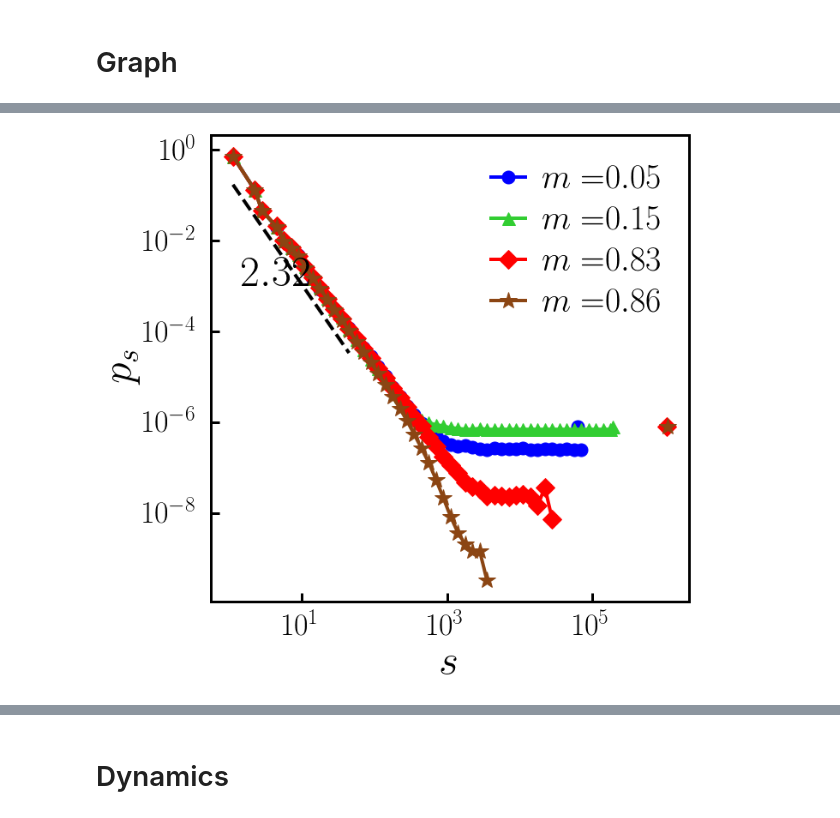
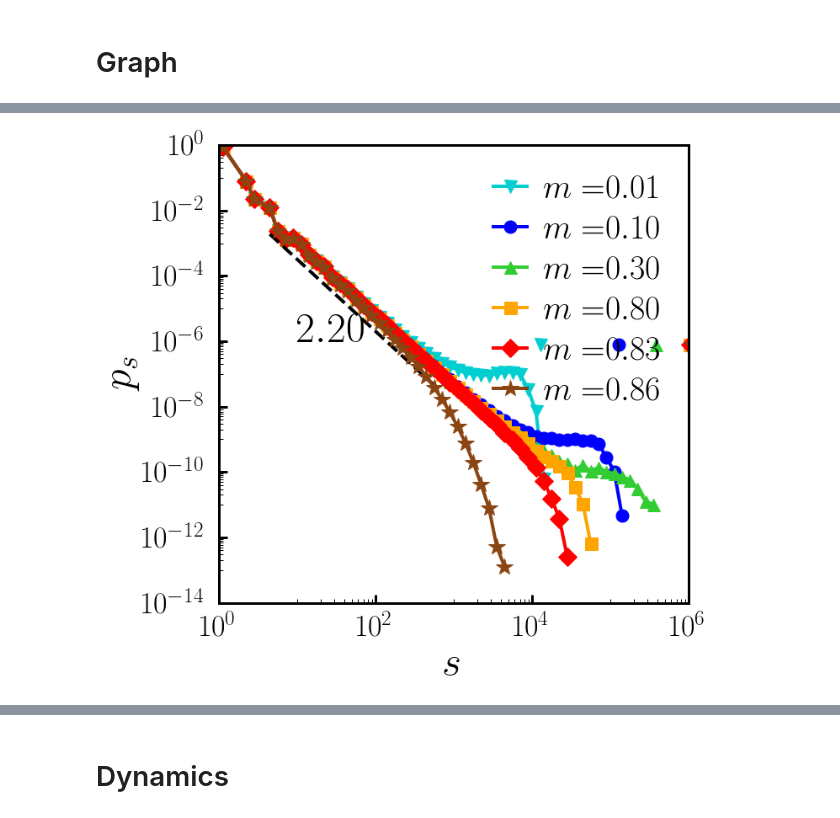
Before and after one commit to hoyunchoi/mBFW, a Jupyter notebook: main-plot.ipynb, the cells around one changed output, grey strips where cells are left out. Drawn from its saved outputs; the diff is of its cells as text; code cells hidden in the pictures.

```diff
--- a/main-plot.ipynb
+++ b/main-plot.ipynb
@@ -176,66 +181,66 @@ networkSize = 1280000
 acceptanceThreshold = 0.5
 
 # default plot
-# op = 0.01
-# clusterSize, dist = clusterSizeDistribution[networkSize, acceptanceThreshold, op]
-# ax.plot(clusterSize, dist, marker='v', color='darkturquoise', label=latexString("m=")+latexFloat(op,2))
-# ax.plot(op*networkSize, 1/networkSize, marker='v', color='darkturquoise')
+op = 0.01
+clusterSize, dist = clusterSizeDistribution[networkSize, acceptanceThreshold, op]
+ax.plot(clusterSize, dist, marker='v', color='darkturquoise', label=latexBoldString("m=")+latexBoldFloat(op,2))
+ax.plot(op*networkSize, 1/networkSize, marker='v', color='darkturquoise')
 
-op = 0.05
+op = 0.1
 clusterSize, dist = clusterSizeDistribution[networkSize, acceptanceThreshold, op]
-ax.plot(clusterSize, dist, marker='o', color='blue', label=latexString("m=")+latexFloat(op,2))
+ax.plot(clusterSize, dist, marker='o', color='blue', label=latexBoldString("m=")+latexBoldFloat(op,2))
 ax.plot(op*networkSize, 1/networkSize, marker='o', color='blue')
 
-op = 0.15
+op = 0.3
 clusterSize, dist = clusterSizeDistribution[networkSize, acceptanceThreshold, op]
-ax.plot(clusterSize, dist, marker='^', color='limegreen', label=latexString("m=")+latexFloat(op,2))
+ax.plot(clusterSize, dist, marker='^', color='limegreen', label=latexBoldString("m=")+latexBoldFloat(op,2))
 ax.plot(op*networkSize, 1/networkSize, marker='^', color='limegreen')
 
-# op = 0.8
-# clusterSize, dist = clusterSizeDistribution[networkSize, acceptanceThreshold, op]
-# ax.plot(clusterSize, dist, marker='s', color='orange', label=latexString("m=")+latexFloat(op,2))
-# ax.plot(op*networkSize, 1/networkSize, marker='s', color='orange')
+op = 0.8
+clusterSize, dist = clusterSizeDistribution[networkSize, acceptanceThreshold, op]
+ax.plot(clusterSize, dist, marker='s', color='orange', label=latexBoldString("m=")+latexBoldFloat(op,2))
+ax.plot(op*networkSize, 1/networkSize, marker='s', color='orange')
 
 op = 0.8254
 clusterSize, dist = clusterSizeDistribution[networkSize, acceptanceThreshold, op]
-ax.plot(clusterSize, dist, marker='D', color='red', label=latexString("m=")+latexFloat(op,2))
+ax.plot(clusterSize, dist, marker='D', color='red', label=latexBoldString("m=")+latexBoldFloat(op,2))
 ax.plot(op*networkSize, 1/networkSize, marker='D', color='red')
 
 # log fit
-fitX, fitY, tau, residual = logFit(clusterSize[0:14], dist[0:14], offset=0.5)
+fitX, fitY, tau, residual = logFit(clusterSize[3:25], dist[3:25], offset=0.5)
 ax.plot(fitX, fitY, 'k--')
-ax.text(1.5,1e-3, latexFloat(-1*tau,2), fontsize=50)
+ax.text(1e1,1e-6, latexBoldFloat(-1*tau,2), fontsize=50)
 
 op = 0.86
 clusterSize, dist = clusterSizeDistribution[networkSize, acceptanceThreshold, op]
-ax.plot(clusterSize, dist, marker='*', markersize=20, color='saddlebrown', label=latexString("m=")+latexFloat(op,2))
+ax.plot(clusterSize, dist, marker='*', markersize=20, color='saddlebrown', label=latexBoldString("m=")+latexBoldFloat(op,2))
 ax.plot(op*networkSize, 1/networkSize, marker='*', markersize=20, color='saddlebrown')
 
 # default setting
-ax.set_xlabel(latexString("s"))
-ax.set_ylabel(latexString("p_s"))
+ax.set_xlabel(latexBoldString("s"))
+ax.set_ylabel(latexBoldString("p_s"))
 ax.set_xscale('log')
 ax.set_yscale('log')
 ax.legend(loc="upper right")
-# ax.set_xlim([1,1e4])
-# ax.set_ylim([1e-6,1])
-# xtick = [1e0, 1e1, 1e2, 1e3, 1e4]
-# ytick = [1e-6, 1e-4, 1e-2, 1]
-# ax.set_xticks(xtick)
-# ax.set_yticks(ytick)
-# ax.set_xticklabels(list_latexSci(xtick))
-# ax.set_yticklabels(list_latexSci(ytick))
-# minortick_x = matplotlib.ticker.LogLocator(base=1e2, subs=np.append(np.arange(1,10,1),np.arange(10,100,10)))
-# ax.xaxis.set_minor_locator(minortick_x)
-# ax.xaxis.set_minor_formatter(matplotlib.ticker.NullFormatter())
-# minortick_y = matplotlib.ticker.LogLocator(base=1e2, subs=np.arange(10,100,10))
-# ax.yaxis.set_minor_locator(minortick_y)
-# ax.yaxis.set_minor_formatter(matplotlib.ticker.NullFormatter())
+ax.set_xlim([1,1e6])
+ax.set_ylim(top=1, bottom=1e-14)
+xtick = [1e0, 1e2, 1e4, 1e6]
+ytick = [1e-14, 1e-12, 1e-10, 1e-8, 1e-6, 1e-4, 1e-2, 1e0]
+ax.set_xticks(xtick)
+ax.set_yticks(ytick)
+ax.set_xticklabels(list_latexBoldSci(xtick))
+ax.set_yticklabels(list_latexBoldSci(ytick))
+minortick_x = matplotlib.ticker.LogLocator(base=1e2, subs=np.arange(10,100,10))
+ax.xaxis.set_minor_locator(minortick_x)
+ax.xaxis.set_minor_formatter(matplotlib.ticker.NullFormatter())
+minortick_y = matplotlib.ticker.LogLocator(base=1e4, subs=np.append(np.arange(10,100,10), np.arange(1000,10000,1000)))
+ax.yaxis.set_minor_locator(minortick_y)
+ax.yaxis.set_minor_formatter(matplotlib.ticker.NullFormatter())
 
 # save and show
 plt.show()
 # %% [output]
-[figure, old version]
+[figure, new version]
 # %%
 _, ax = plt.subplots(figsize=(10,10))
 
```
Also changed, not shown: parts of 27 cells of this notebook, 2 other files.
